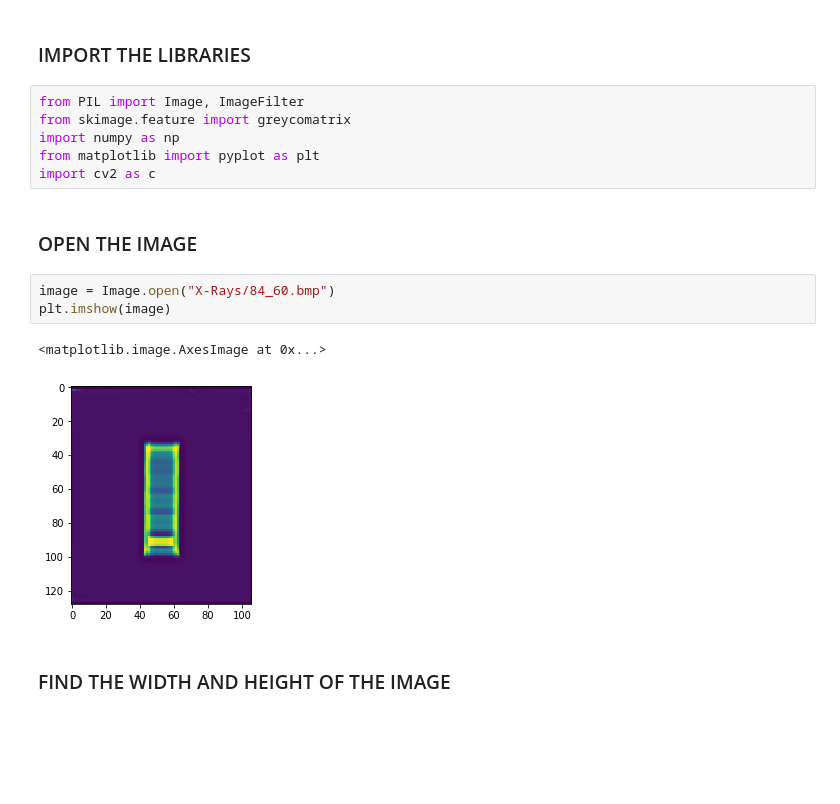
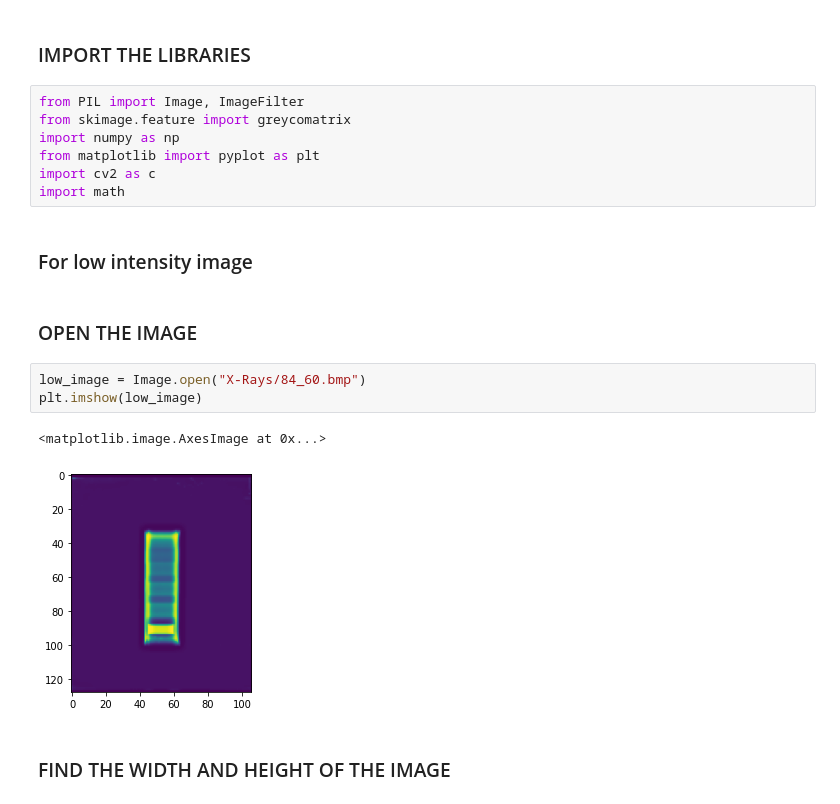
Before and after one commit to rclemsmith/Final-Year-Project, a Jupyter notebook: bmd.ipynb, the cells around one changed output. Cells and saved outputs as stored; diff of their text form; blank space fills up the shorter version.

```diff
--- a/bmd.ipynb
+++ b/bmd.ipynb
@@ -6,14 +6,17 @@ from skimage.feature import greycomatrix
 import numpy as np
 from matplotlib import pyplot as plt
 import cv2 as c
+import math
+# %% [markdown]
+### For low intensity image
 # %% [markdown]
 ### OPEN THE IMAGE
 # %%
-image = Image.open("X-Rays/84_60.bmp")
-plt.imshow(image)
+low_image = Image.open("X-Rays/84_60.bmp")
+plt.imshow(low_image)
 # %% [output]
 <matplotlib.image.AxesImage at 0x...>
-[figure, old version]
+[figure, new version]
 # %% [markdown]
 ### FIND THE WIDTH AND HEIGHT OF THE IMAGE
 # %%
```
Also changed, not shown: parts of 40 cells of this notebook, 1 other file.
